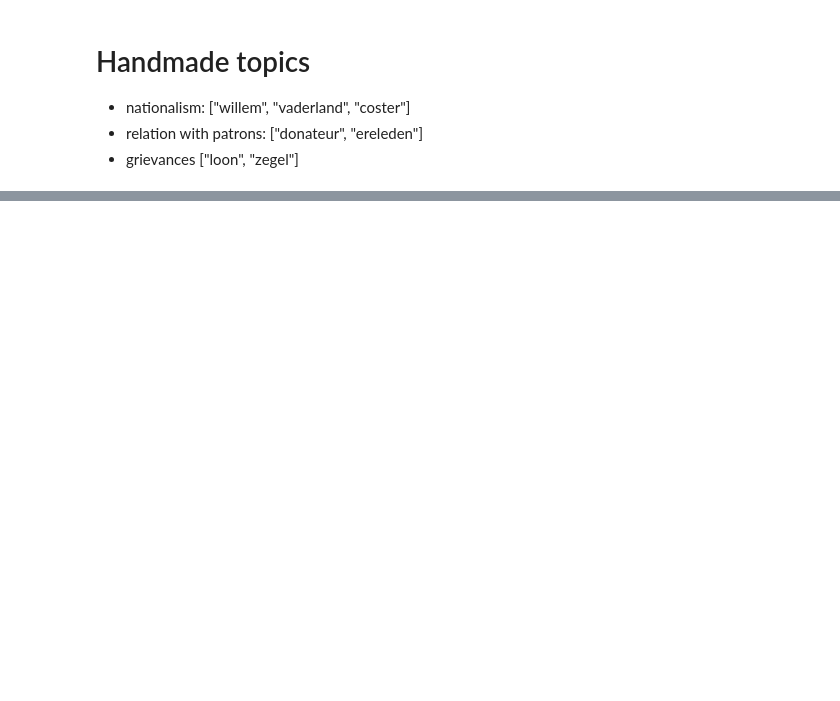
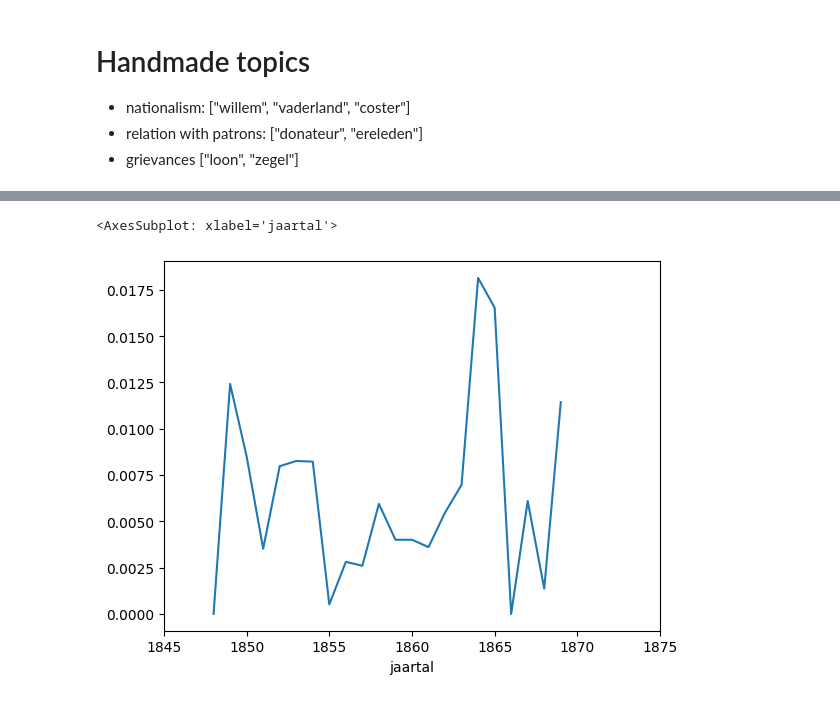
Before and after one commit to ivozandhuis/tv-liedjes, a Jupyter notebook: analysis.ipynb, the cells around one changed output, grey strips where cells are left out. Cells and saved outputs as stored; diff of their text form; code cells hidden in the pictures; blank space fills up the shorter version.

```diff
--- a/analysis.ipynb
+++ b/analysis.ipynb
@@ -458,0 +438,6 @@ df['topic2'].plot()
+# %%
+# relatie met de bazen
+df['topic2'].plot(xlim=(1845,1875))
+# %% [output]
+<AxesSubplot: xlabel='jaartal'>
+[figure, added]
```
Also changed, not shown: parts of 23 cells of this notebook, 18 other files.
